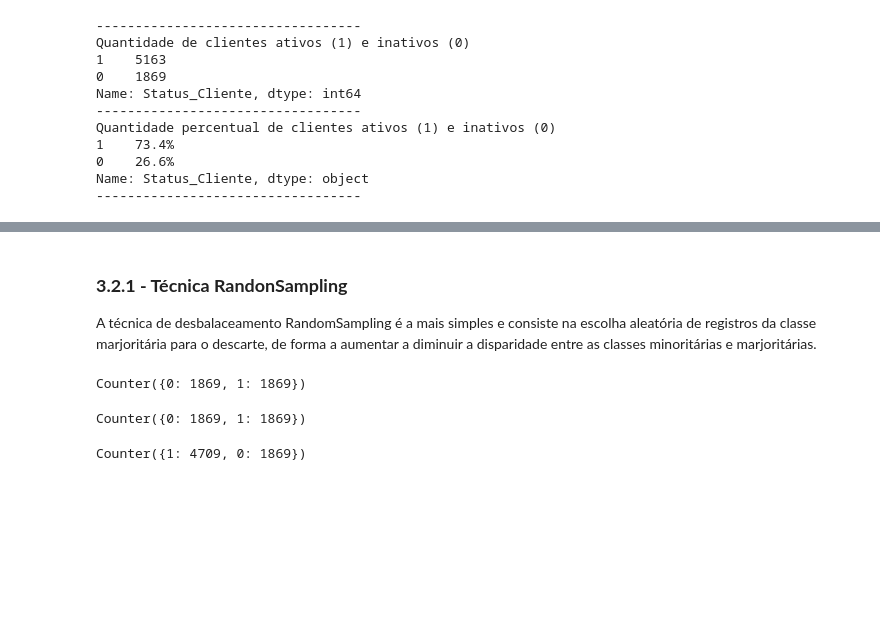
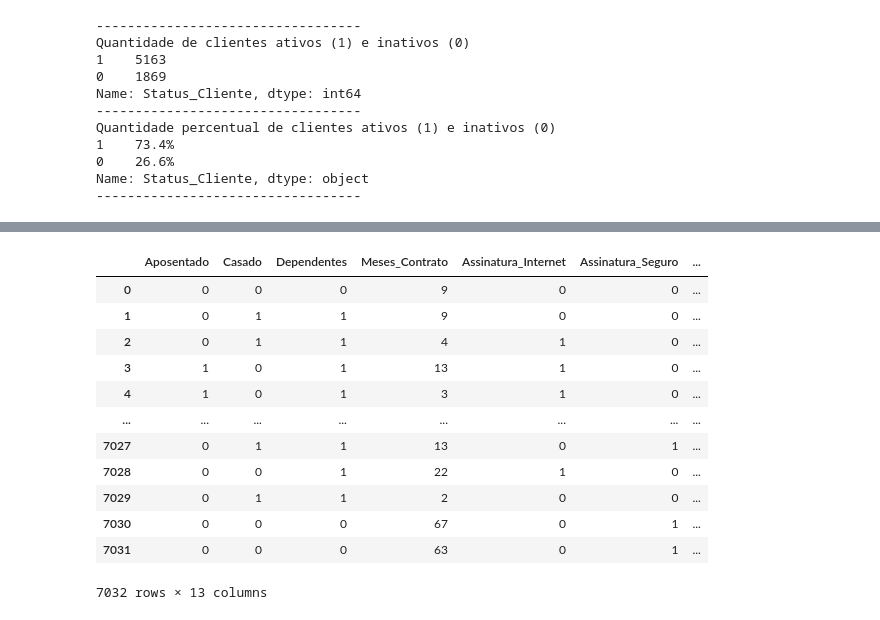
Before and after one commit to goto-95/Challenge_DataScience_AluraVoz, a Jupyter notebook: Challenge_DS_Alura_Semana03.ipynb, the cells around one changed output, grey strips where cells are left out. Drawn from its saved outputs; the diff is of its cells as text; code cells hidden in the pictures; blank space fills up the shorter version.

Commit message:
Commit - Arquivo Semana 03
Inserção de novas análises. Falta descobrir o porquê do Nan problem

```diff
--- a/Challenge_DS_Alura_Semana03.ipynb
+++ b/Challenge_DS_Alura_Semana03.ipynb
@@ -209,57 +146,22 @@ Como a variável ***Statuts_Cliente*** tem a proporção de 1:4 das respostas (i
 # %%
 # Separando as variáveis
-
 y = df.Status_Cliente
-x = df.copy()
-x.drop('Status_Cliente',axis=1, inplace=True)
+x = df.drop(['Status_Cliente'], axis=1)
+# x = df.copy()
+# x.drop('Status_Cliente',axis=1, inplace=True)
-# %% [markdown]
-### **3.2.1 - Técnica RandonSampling**
-
-A técnica de desbalaceamento RandomSampling é a mais simples e consiste na escolha aleatória de registros da classe marjoritária para o descarte, de forma a aumentar a diminuir a disparidade entre as classes minoritárias e marjoritárias.
-# %%
-# Importando a biblioteca
-from imblearn.under_sampling import RandomUnderSampler
-from matplotlib import pyplot
-from numpy import where
-from collections import Counter
-
-# Gerando o modelo
-undersample = RandomUnderSampler(random_state=101)
-
-# Gerando a nova amostragem
-x_resampled, y_resampled = undersample.fit_resample(x, y)
-
-# Realizand a contagem
-counter = Counter(y_resampled)
-print(counter)
-# %% [output]
-Counter({0: 1869, 1: 1869})
-# %%
-# Biblioteca
-from imblearn.under_sampling import NearMiss
-
-# Gerando o modelo
-versao = 1
-n=3
-undersample = NearMiss(version=versao, n_neighbors=n)
-
-# Gerando a nova amostragem
-x_resampled, y_resampled = undersample.fit_resample(x, y)
-
-# Realizand a contagem
-counter = Counter(y_resampled)
-print(counter)
-# %% [output]
-Counter({0: 1869, 1: 1869})
-# %%
-from imblearn.under_sampling import TomekLinks
-
-undersample = TomekLinks()
-
-x_resampled, y_resampled = undersample.fit_resample(x, y)
-
-# Realizand a contagem
-counter = Counter(y_resampled)
-print(counter)
-# %% [output]
-Counter({1: 4709, 0: 1869})
+# %%
+x
+# %% [output]
+|  | Aposentado | Casado | Dependentes | Meses_Contrato | Assinatura_Internet | Assinatura_Seguro | ... |
+| 0 | 0 | 0 | 0 | 9 | 0 | 0 | ... |
+| 1 | 0 | 1 | 1 | 9 | 0 | 0 | ... |
+| 2 | 0 | 1 | 1 | 4 | 1 | 0 | ... |
+| 3 | 1 | 0 | 1 | 13 | 1 | 0 | ... |
+| 4 | 1 | 0 | 1 | 3 | 1 | 0 | ... |
+| ... | ... | ... | ... | ... | ... | ... | ... |
+| 7027 | 0 | 1 | 1 | 13 | 0 | 1 | ... |
+| 7028 | 0 | 0 | 1 | 22 | 1 | 0 | ... |
+| 7029 | 0 | 1 | 1 | 2 | 0 | 0 | ... |
+| 7030 | 0 | 0 | 0 | 67 | 0 | 1 | ... |
+| 7031 | 0 | 0 | 0 | 63 | 0 | 1 | ... |
+7032 rows × 13 columns
```
Also changed, not shown: parts of 10 cells of this notebook, 3 other files.
